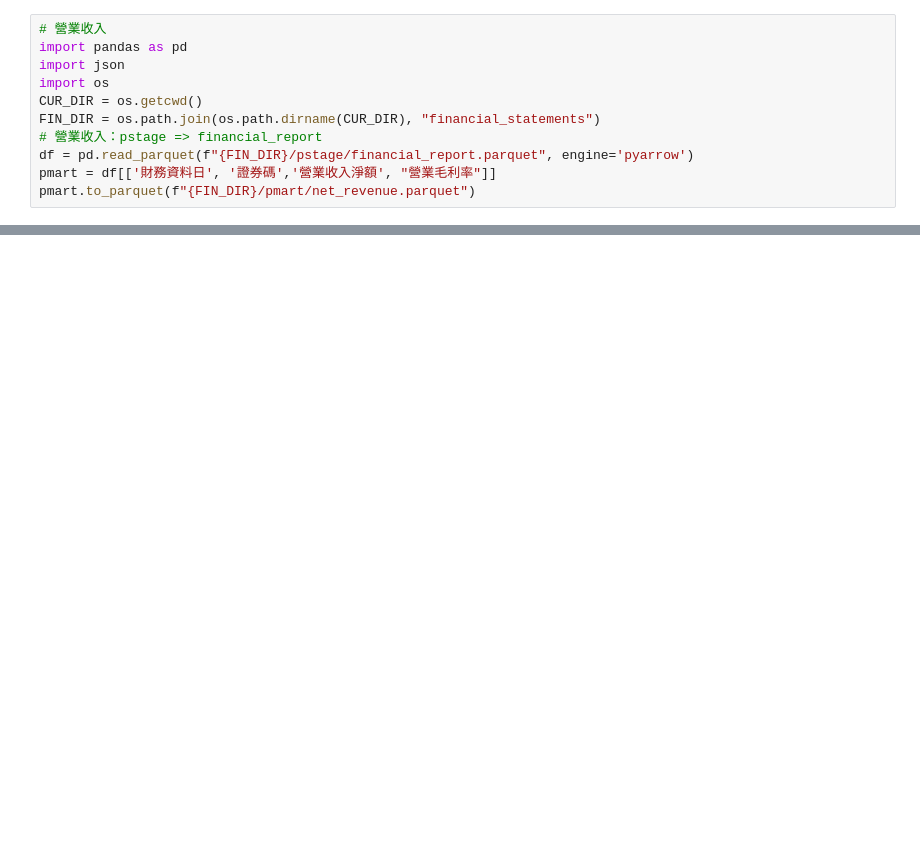
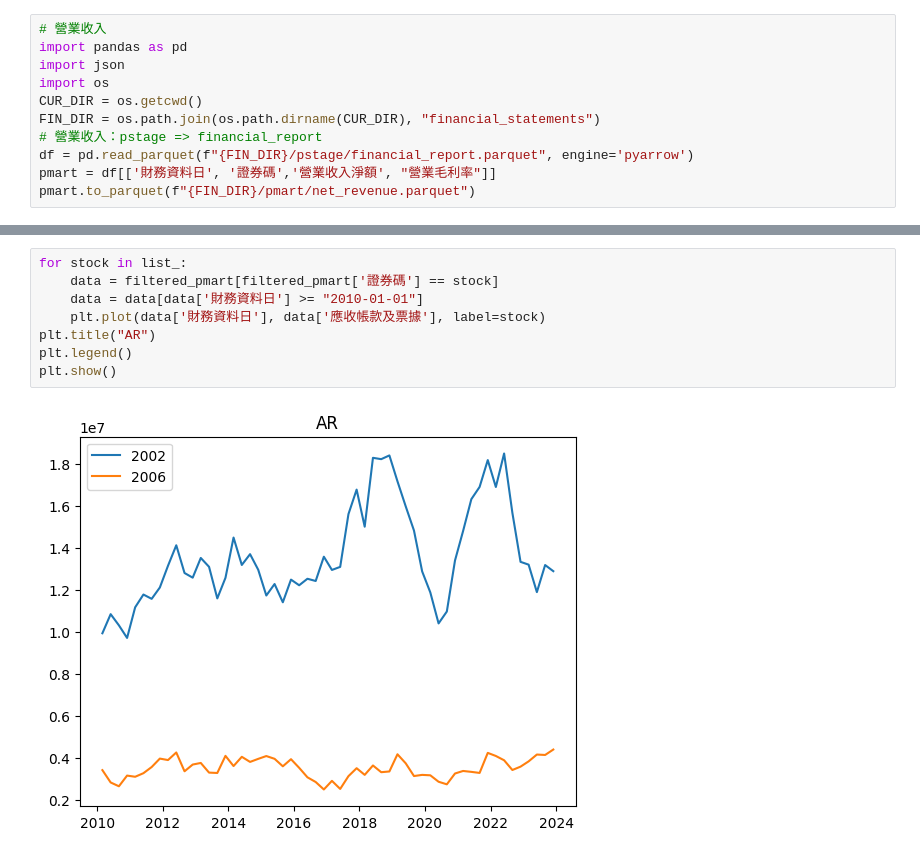
Before and after one commit to tsungyou/Money, a Jupyter notebook: capstone-factor/pq.ipynb, the cells around one changed output, grey strips where cells are left out. Drawn from its saved outputs; the diff is of its cells as text; blank space fills up the shorter version.

```diff
--- a/capstone-factor/pq.ipynb
+++ b/capstone-factor/pq.ipynb
@@ -35,0 +63,10 @@ pmart
+# %%
+for stock in list_:
+    data = filtered_pmart[filtered_pmart['證券碼'] == stock]
+    data = data[data['財務資料日'] >= "2010-01-01"]
+    plt.plot(data['財務資料日'], data['應收帳款及票據'], label=stock)
+plt.title("AR")
+plt.legend()
+plt.show()
+# %% [output]
+[figure, added]
```
Also changed, not shown: parts of 3 cells of this notebook, 17 other files.
